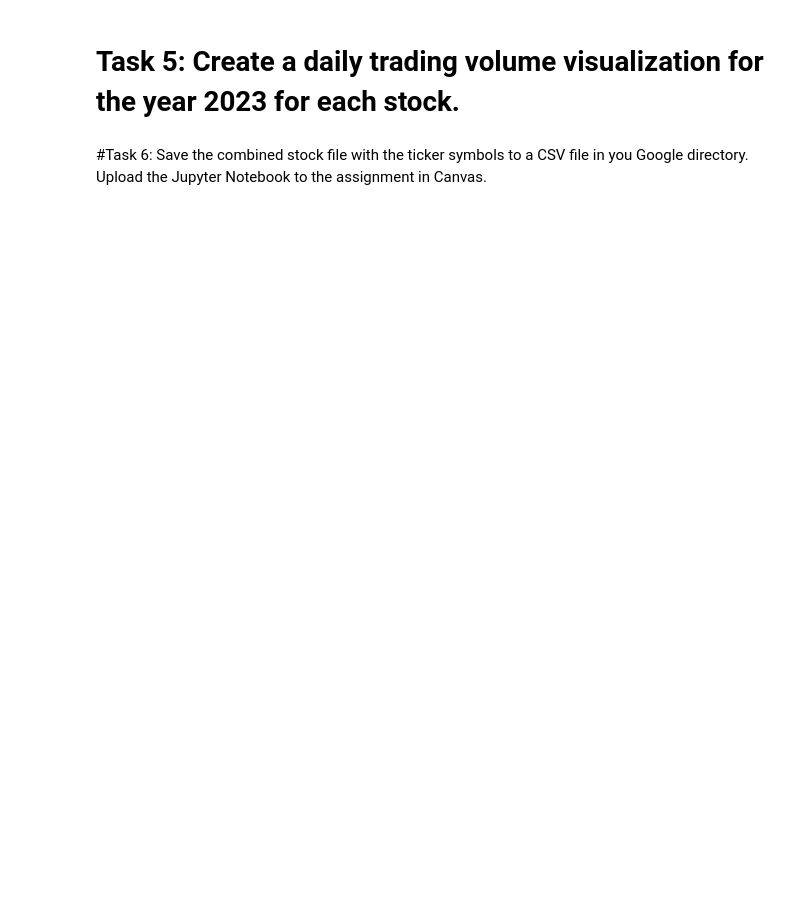
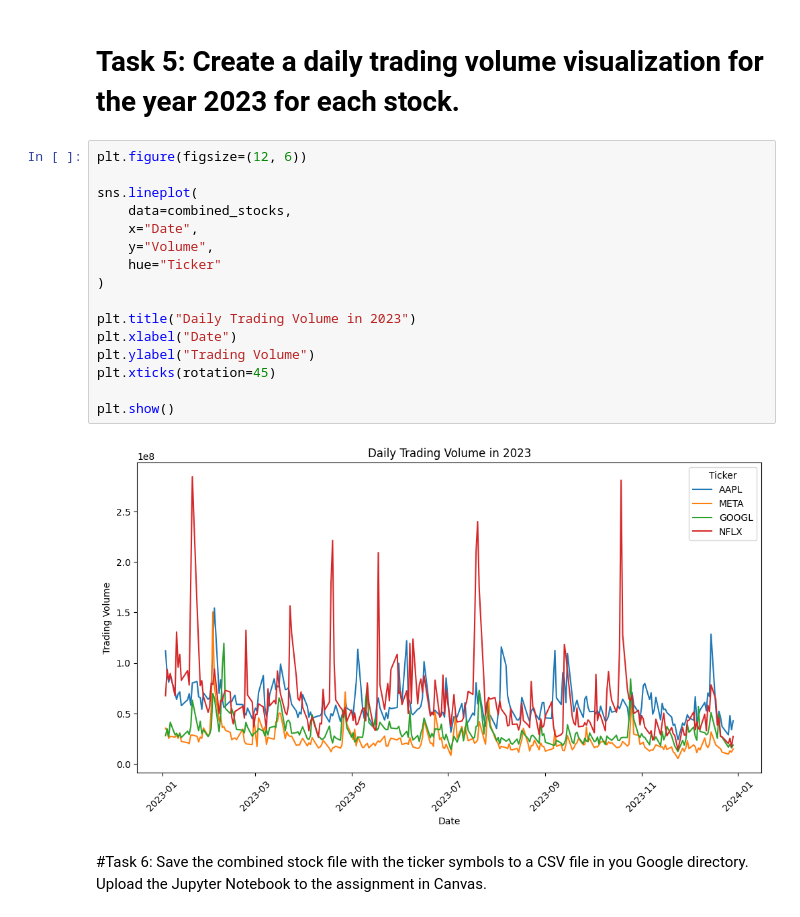
Before and after one commit to YiruiLi2004/MSSP6070, a Jupyter notebook: Modules/Week_13/Week_13_Financial_Data.ipynb, the cells around one changed output. Cells and saved outputs as stored; diff of their text form; blank space fills up the shorter version.

```diff
--- a/Modules/Week_13/Week_13_Financial_Data.ipynb
+++ b/Modules/Week_13/Week_13_Financial_Data.ipynb
@@ -193,4 +305,22 @@ df
 # %% [markdown]
 # Task 5: Create a daily trading volume visualization for the year 2023 for each stock.
+# %%
+plt.figure(figsize=(12, 6))
+
+sns.lineplot(
+    data=combined_stocks,
+    x="Date",
+    y="Volume",
+    hue="Ticker"
+)
+
+plt.title("Daily Trading Volume in 2023")
+plt.xlabel("Date")
+plt.ylabel("Trading Volume")
+plt.xticks(rotation=45)
+
+plt.show()
+# %% [output]
+[figure, added]
 # %% [markdown]
 #Task 6: Save the combined stock file with the ticker symbols to a CSV file in you Google directory.  Upload the Jupyter Notebook to the assignment in Canvas.
```
Also changed, not shown: parts of 7 cells of this notebook.
